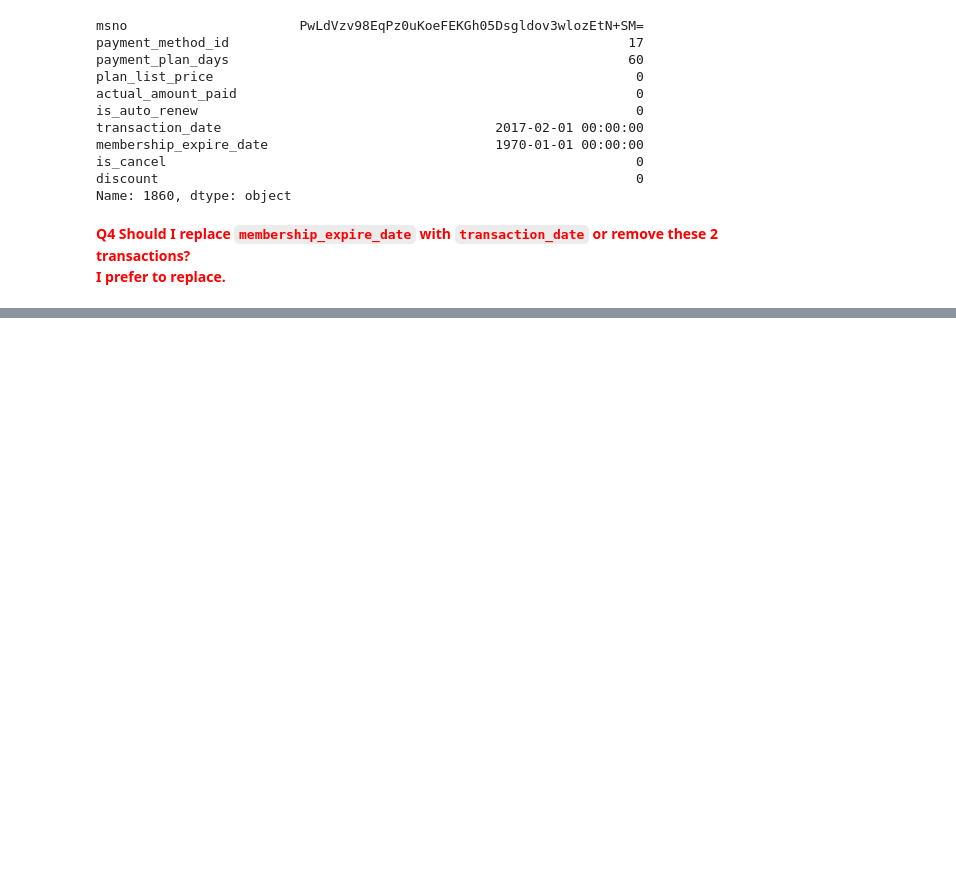
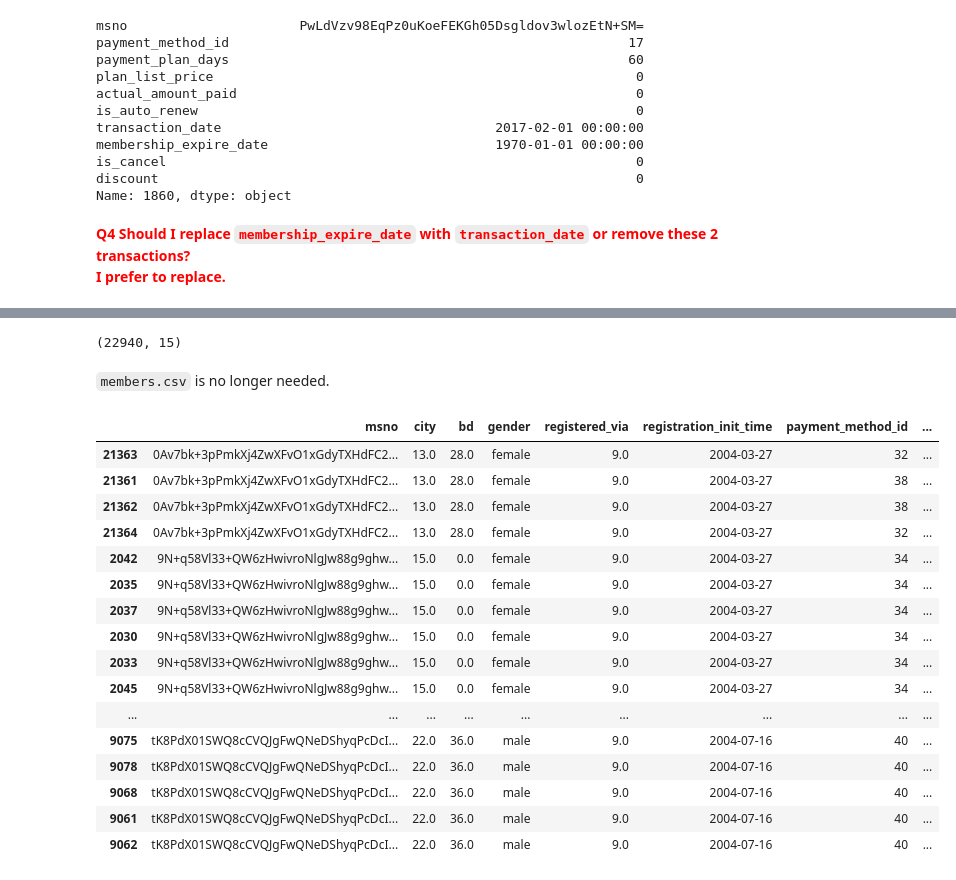
Before and after one commit to ysereda/Springboard, a Jupyter notebook: Capstone2_CustomerChurn.ipynb, the cells around one changed output, grey strips where cells are left out. Saved outputs shown, nothing was run; the diff lists cells and outputs as text; code cells hidden in the pictures; blank space fills up the shorter version.

Commit message:
Add files via upload
Time information is fixed

```diff
--- a/Capstone2_CustomerChurn.ipynb
+++ b/Capstone2_CustomerChurn.ipynb
@@ -82,3 +82,7 @@ trans = pd.read_csv('https://raw.githubusercontent.com/springboard-curriculum/fe
 logs = pd.read_csv(f'https://raw.githubusercontent.com/springboard-curriculum/featuretools/master/data/logs.csv', parse_dates = ['date'])
 
 cutoff_times = pd.read_csv(f'https://raw.githubusercontent.com/springboard-curriculum/featuretools/master/data/MS-31_labels.csv', parse_dates = ['cutoff_time'])
+# %%
+members = pd.read_csv('https://raw.githubusercontent.com/springboard-curriculum/featuretools/master/data/members.csv',
+                      parse_dates=['registration_init_time'],
+                      infer_datetime_format = True, index_col=False)
@@ -980,0 +1094,28 @@ Name: 1860, dtype: object
+# %%
+mt = members.merge(trans, how='right', on='msno')
+mt.shape
+# %% [output]
+(22940, 15)
+# %% [markdown]
+`members.csv` is no longer needed.
+# %%
+mt = mt.sort_values(by=['registration_init_time','msno','transaction_date']) # chronological sorting
+mt.head(100)
+# %% [output]
+|  | msno | city | bd | gender | registered_via | registration_init_time | payment_method_id | ... |
+| 21363 | 0Av7bk+3pPmkXj4ZwXFvO1xGdyTXHdFC2... | 13.0 | 28.0 | female | 9.0 | 2004-03-27 | 32 | ... |
+| 21361 | 0Av7bk+3pPmkXj4ZwXFvO1xGdyTXHdFC2... | 13.0 | 28.0 | female | 9.0 | 2004-03-27 | 38 | ... |
+| 21362 | 0Av7bk+3pPmkXj4ZwXFvO1xGdyTXHdFC2... | 13.0 | 28.0 | female | 9.0 | 2004-03-27 | 38 | ... |
+| 21364 | 0Av7bk+3pPmkXj4ZwXFvO1xGdyTXHdFC2... | 13.0 | 28.0 | female | 9.0 | 2004-03-27 | 32 | ... |
+| 2042 | 9N+q58Vl33+QW6zHwivroNlgJw88g9ghw... | 15.0 | 0.0 | female | 9.0 | 2004-03-27 | 34 | ... |
+| 2035 | 9N+q58Vl33+QW6zHwivroNlgJw88g9ghw... | 15.0 | 0.0 | female | 9.0 | 2004-03-27 | 34 | ... |
+| 2037 | 9N+q58Vl33+QW6zHwivroNlgJw88g9ghw... | 15.0 | 0.0 | female | 9.0 | 2004-03-27 | 34 | ... |
+| 2030 | 9N+q58Vl33+QW6zHwivroNlgJw88g9ghw... | 15.0 | 0.0 | female | 9.0 | 2004-03-27 | 34 | ... |
+| 2033 | 9N+q58Vl33+QW6zHwivroNlgJw88g9ghw... | 15.0 | 0.0 | female | 9.0 | 2004-03-27 | 34 | ... |
+| 2045 | 9N+q58Vl33+QW6zHwivroNlgJw88g9ghw... | 15.0 | 0.0 | female | 9.0 | 2004-03-27 | 34 | ... |
+| ... | ... | ... | ... | ... | ... | ... | ... | ... |
+| 9075 | tK8PdX01SWQ8cCVQJgFwQNeDShyqPcDcI... | 22.0 | 36.0 | male | 9.0 | 2004-07-16 | 40 | ... |
+| 9078 | tK8PdX01SWQ8cCVQJgFwQNeDShyqPcDcI... | 22.0 | 36.0 | male | 9.0 | 2004-07-16 | 40 | ... |
+| 9068 | tK8PdX01SWQ8cCVQJgFwQNeDShyqPcDcI... | 22.0 | 36.0 | male | 9.0 | 2004-07-16 | 40 | ... |
+| 9061 | tK8PdX01SWQ8cCVQJgFwQNeDShyqPcDcI... | 22.0 | 36.0 | male | 9.0 | 2004-07-16 | 40 | ... |
+| 9062 | tK8PdX01SWQ8cCVQJgFwQNeDShyqPcDcI... | 22.0 | 36.0 | male | 9.0 | 2004-07-16 | 40 | ... |
```
Also changed, not shown: parts of 83 cells of this notebook.
